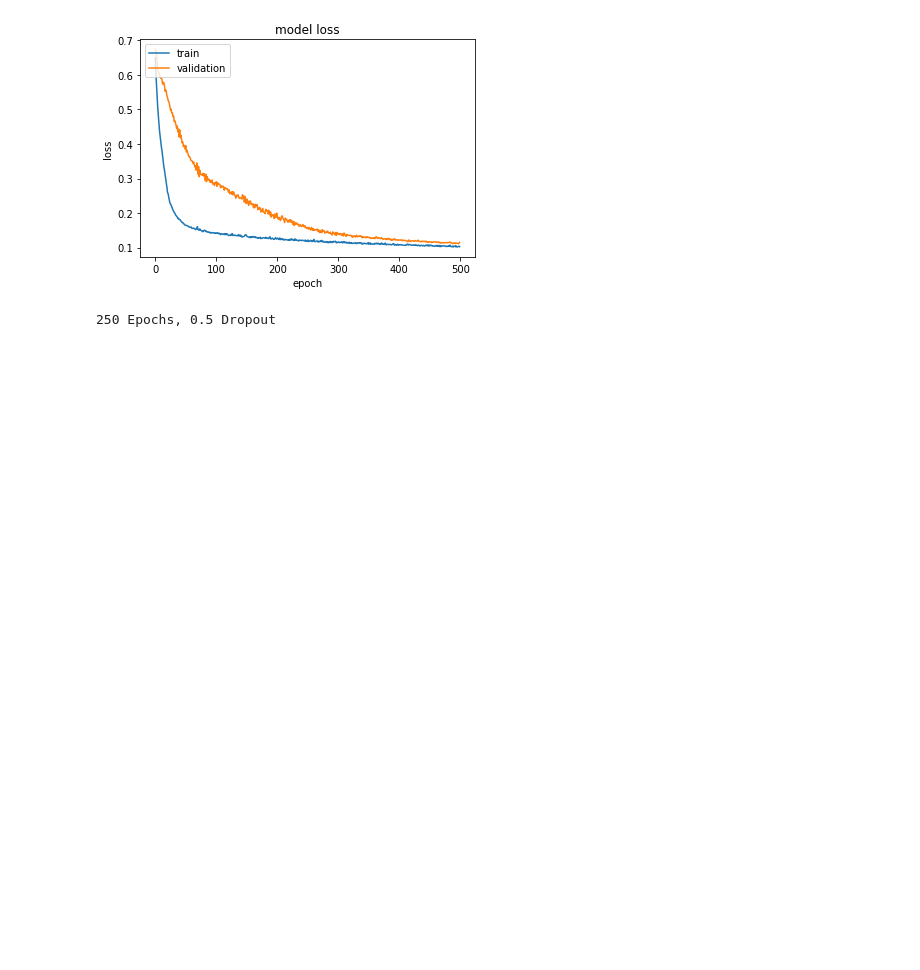
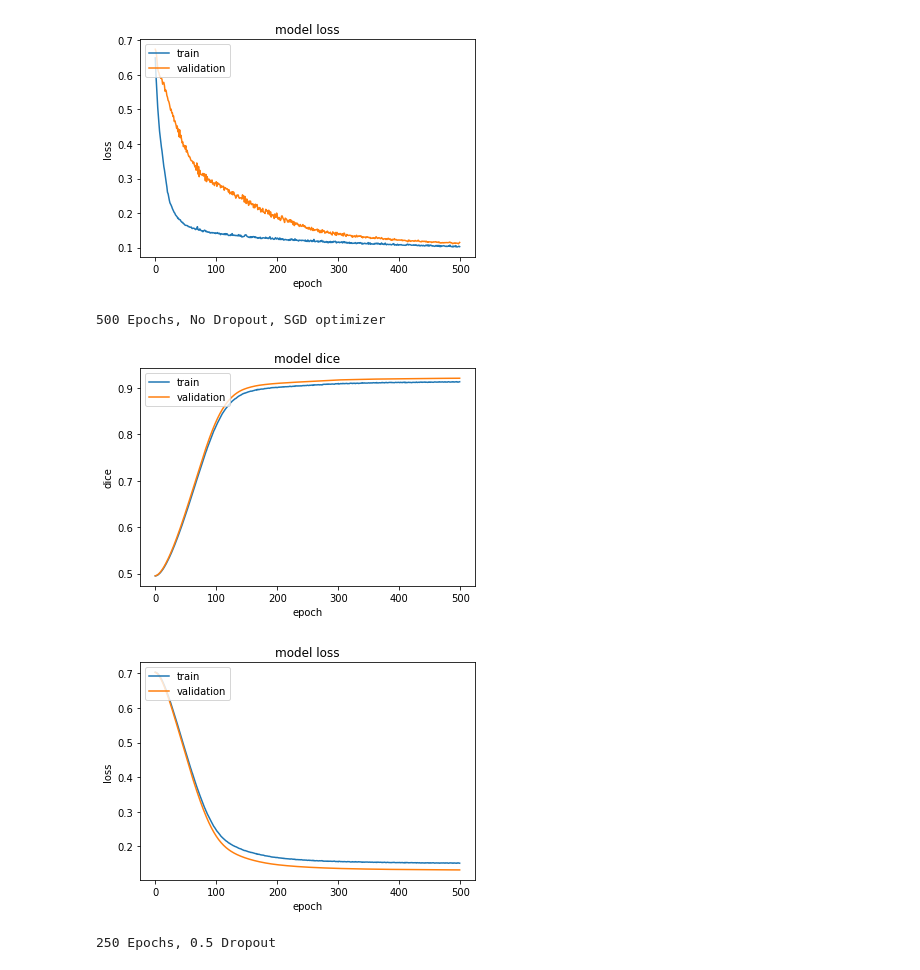
Before and after one commit to aksharkkumar/cmri-rv-seg, a Jupyter notebook: notebooks/cmri-rv-seg.ipynb, the cells around one changed output. Drawn from its saved outputs; the diff is of its cells as text; code cells hidden in the pictures; blank space fills up the shorter version.

```diff
--- a/notebooks/cmri-rv-seg.ipynb
+++ b/notebooks/cmri-rv-seg.ipynb
@@ -211,6 +211,13 @@ show_plots(hist)
 # %% [output]
 [figure]
 [figure]
+# %%
+print("500 Epochs, No Dropout, SGD optimizer")
+show_plots(hist)
+# %% [output]
+500 Epochs, No Dropout, SGD optimizer
+[figure, added]
+[figure, added]
 # %%
 print("250 Epochs, 0.5 Dropout")
 show_plots(hist)
```
Also changed, not shown: parts of 7 cells of this notebook, 4 other files.
